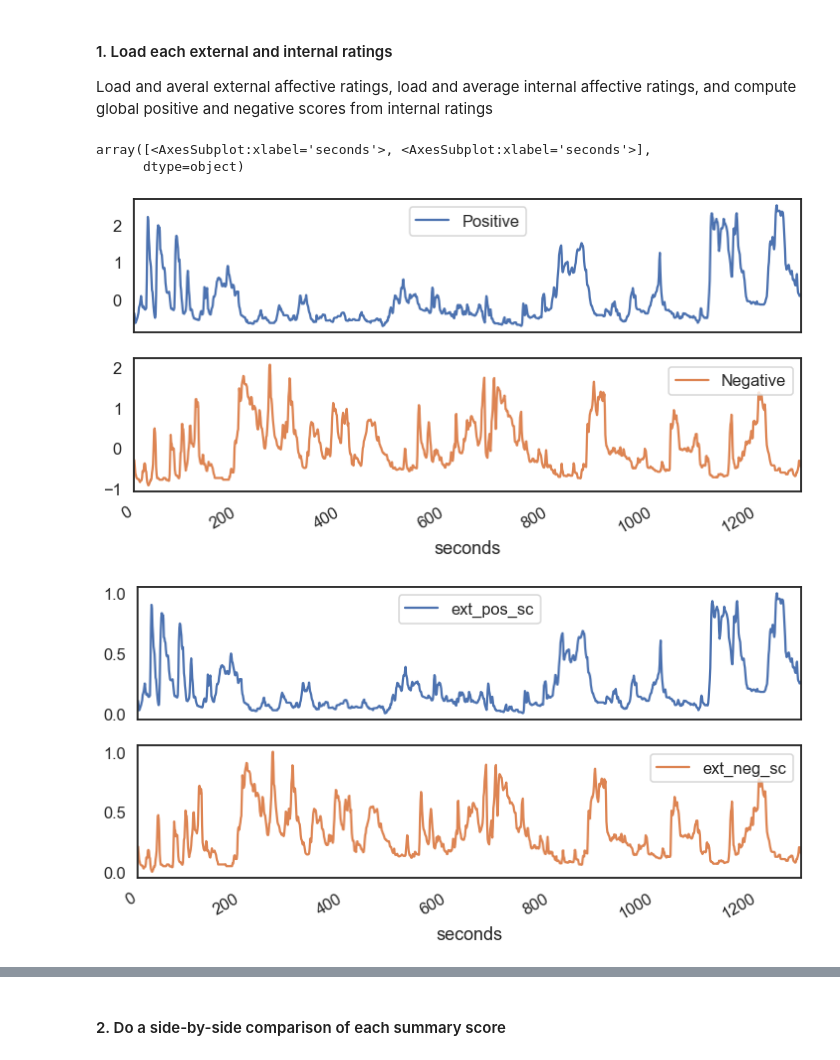
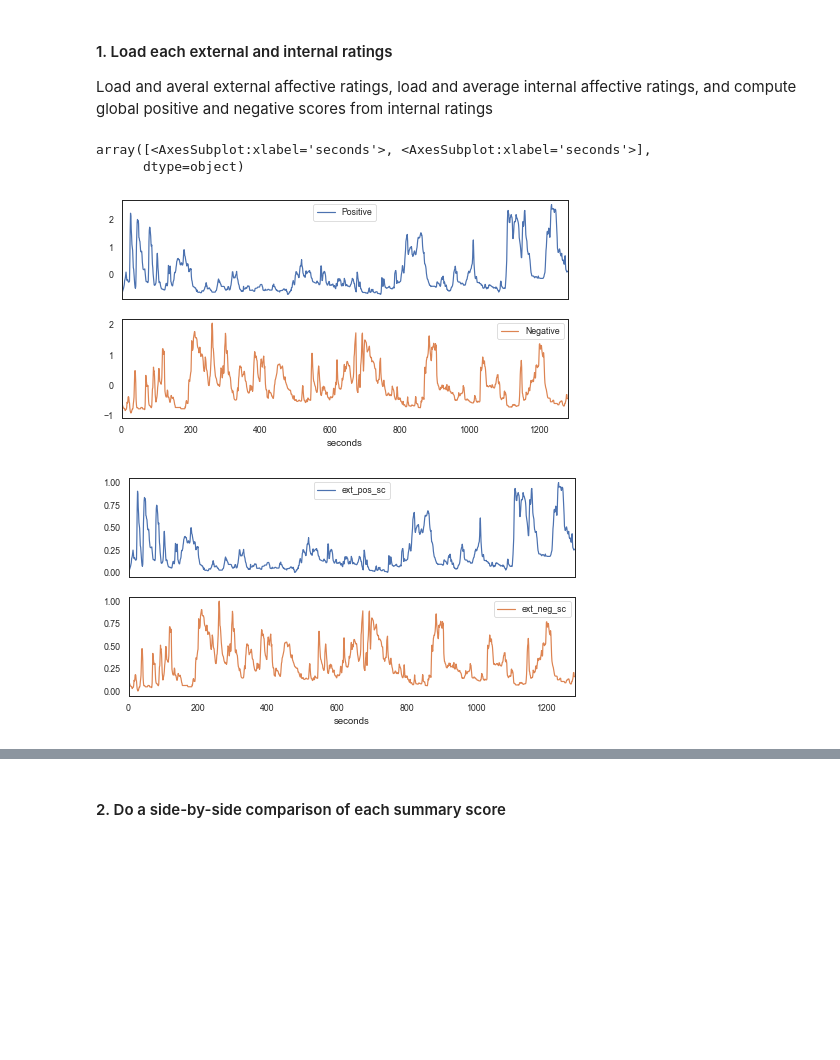
Before and after one commit to catcamacho/emocodes, a Jupyter notebook: reliability_analysis/3_ExternalValidation.ipynb, the cells around one changed output, grey strips where cells are left out. Cells and saved outputs as stored; diff of their text form; code cells hidden in the pictures; blank space fills up the shorter version.

```diff
--- a/reliability_analysis/3_ExternalValidation.ipynb
+++ b/reliability_analysis/3_ExternalValidation.ipynb
@@ -6,6 +6,5 @@ import matplotlib.pyplot as plt
 import seaborn as sns
 from glob import glob
 from sklearn.preprocessing import MinMaxScaler
-import emocodes as ec
 import numpy as np
-sns.set(context='talk',style='white')
+sns.set(context='paper',style='white')
@@ -22,23 +16,23 @@ Load and averal external affective ratings, load and average internal affective
 # %%
 out_dir = '/Users/catcamacho/Box/CCP/EmoCodes_project/reliability_data/analysis/AHKJ/'
 
 # load, average, and graph external ratings
 ext_proc_dir = '/Users/catcamacho/Box/CCP/EmoCodes_project/reliability_data/UGTV_data_summary/'
 ext_ratings = pd.read_csv(ext_proc_dir+'AHKJ_ratings.csv', index_col=None)
 ext_ratings.index.name = 'seconds'
 
 # rescale the values to match the internal scoring
 mm = MinMaxScaler((0,1))
 ext_ratings[['ext_pos_sc','ext_neg_sc']] = mm.fit_transform(ext_ratings[['Positive','Negative']])
 
 # plot the scores
-ext_ratings.plot(y=['Positive','Negative'], subplots=True, figsize=(12,6), xlim=(0,len(ext_ratings)))
-ext_ratings.plot(y=['ext_pos_sc','ext_neg_sc'], subplots=True, figsize=(12,6), xlim=(0,len(ext_ratings)))
+ext_ratings.plot(y=['Positive','Negative'], subplots=True, figsize=(8,4), xlim=(0,len(ext_ratings)))
+ext_ratings.plot(y=['ext_pos_sc','ext_neg_sc'], subplots=True, figsize=(8,4), xlim=(0,len(ext_ratings)))
 # %% [output]
 array([<AxesSubplot:xlabel='seconds'>, <AxesSubplot:xlabel='seconds'>],
       dtype=object)
-[figure, old version]
+[figure, new version]
-[figure, old version]
+[figure, new version]
 # %%
 # load internal ratings and average across raters
 int_proc_dir = '/Users/catcamacho/Box/CCP/EmoCodes_project/reliability_data/processed/AHKJ_S1E2/'
```
Also changed, not shown: parts of 12 cells of this notebook, 3 other files.
